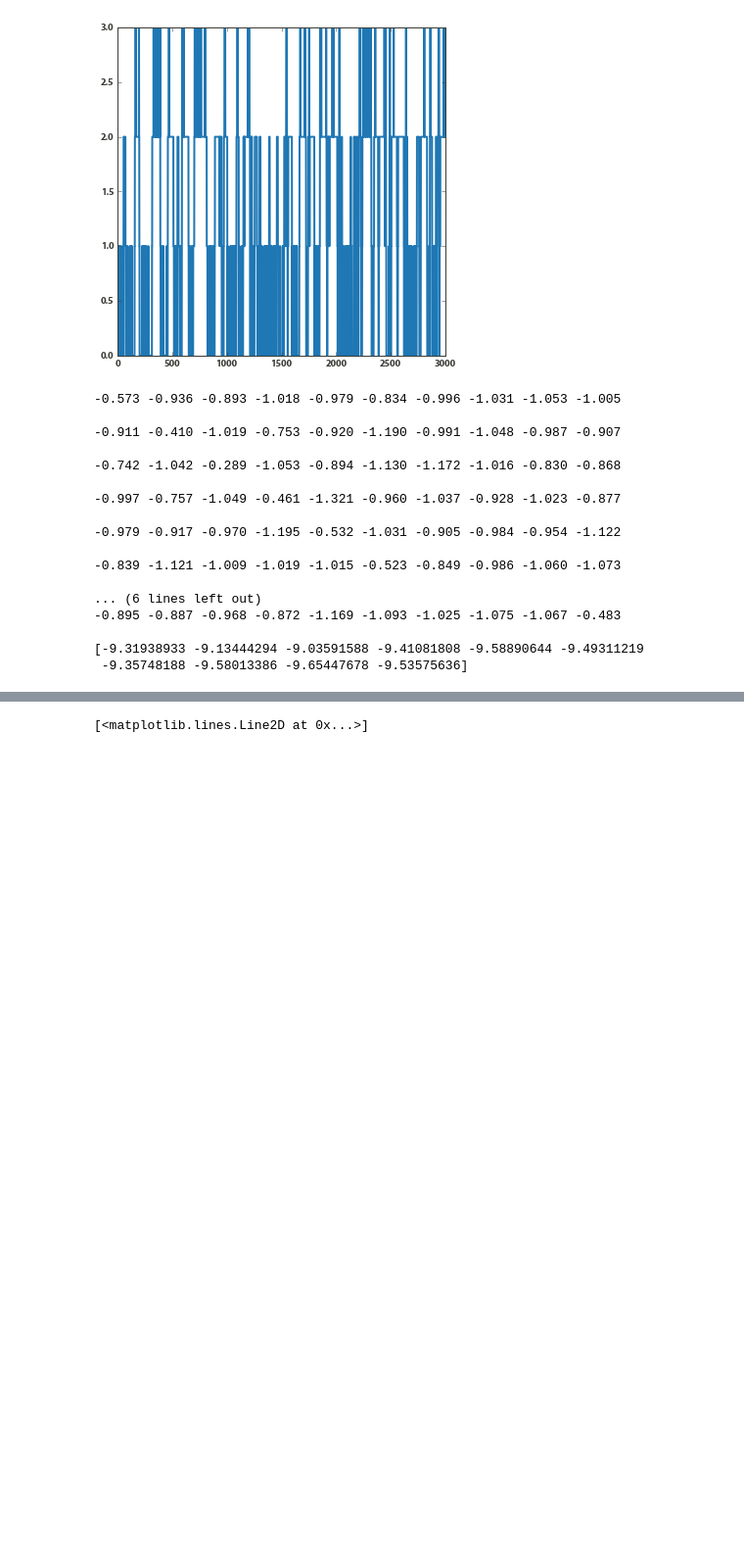
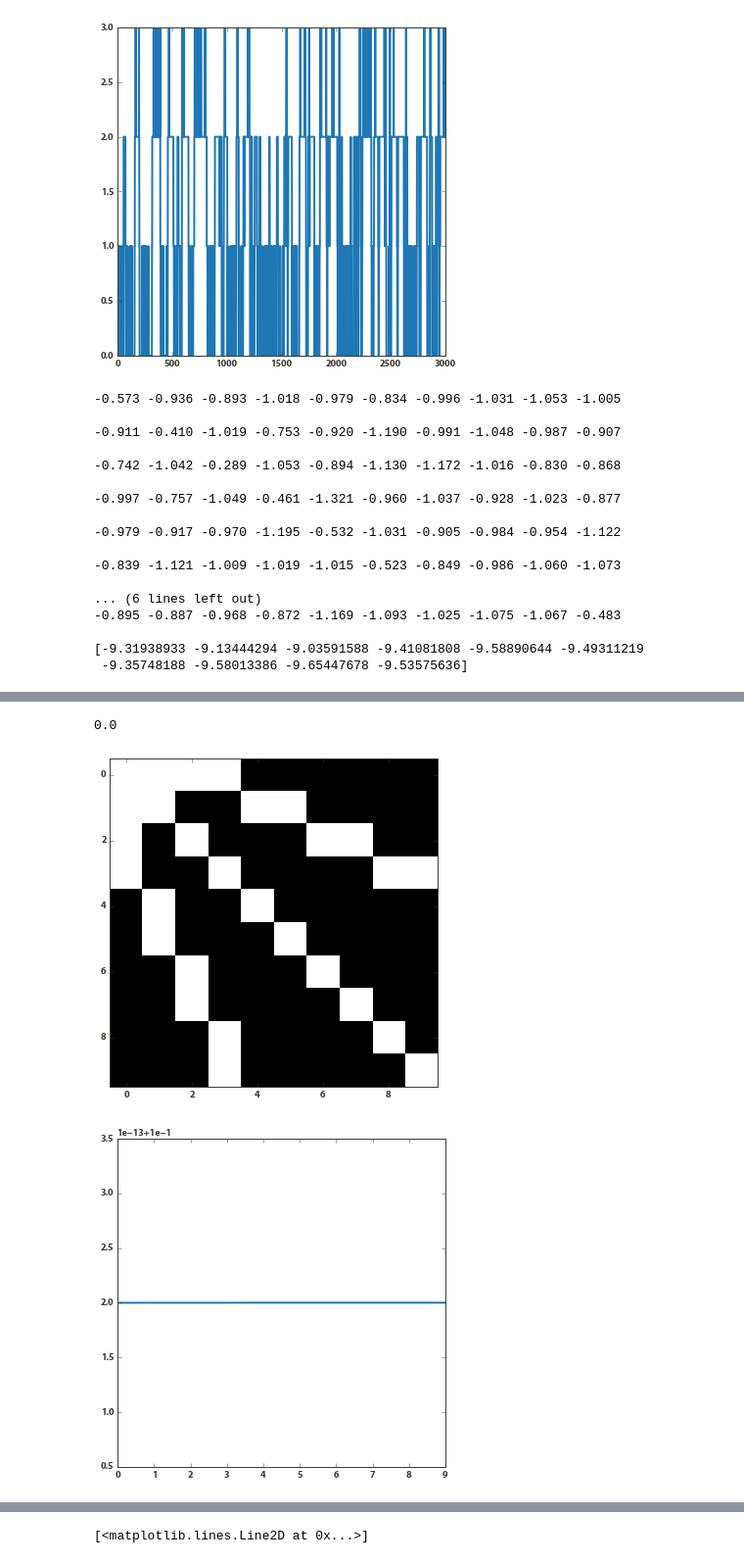
Before and after one commit to williamgilpin/netsim, a Jupyter notebook: simple_models.ipynb, the cells around one changed output, grey strips where cells are left out. Shown at 98% size. Saved outputs shown, nothing was run; the diff lists cells and outputs as text; code cells hidden in the pictures; blank space fills up the shorter version.

```diff
--- a/simple_models.ipynb
+++ b/simple_models.ipynb
@@ -453,0 +420,27 @@ hist(log(1+2*simtraj(renorm(tmat3),5000)))
+# %%
+def ss_ent(tmat):
+    """
+    Calculate the steady-state entropy production of a row
+    normalized stochastic transition matrix
+    """
+    ss = getss(tmat)
+    ent = 0.0
+    for (state, prob) in enumerate(ss):
+        ratio = (tmat[:,state]/tmat[state,:])
+        ratio[isnan(ratio)] = 1.0
+        ent += prob*( tmat[:,state].dot( log(ratio) ) )
+    return ent
+
+tmat4 = make_bethe(3,2,stay_rate=1.0)
+figure()
+imshow(ceil(tmat4))
+figure()
+print (real(ss_ent(tmat4)))
+plot(getss(tmat4))
+
+figure()
+markov_plot(tmat4,scale=10000)
+# %% [output]
+0.0
+[figure, added]
+[figure, added]
```
Also changed, not shown: parts of 7 cells of this notebook, 1 other file.
